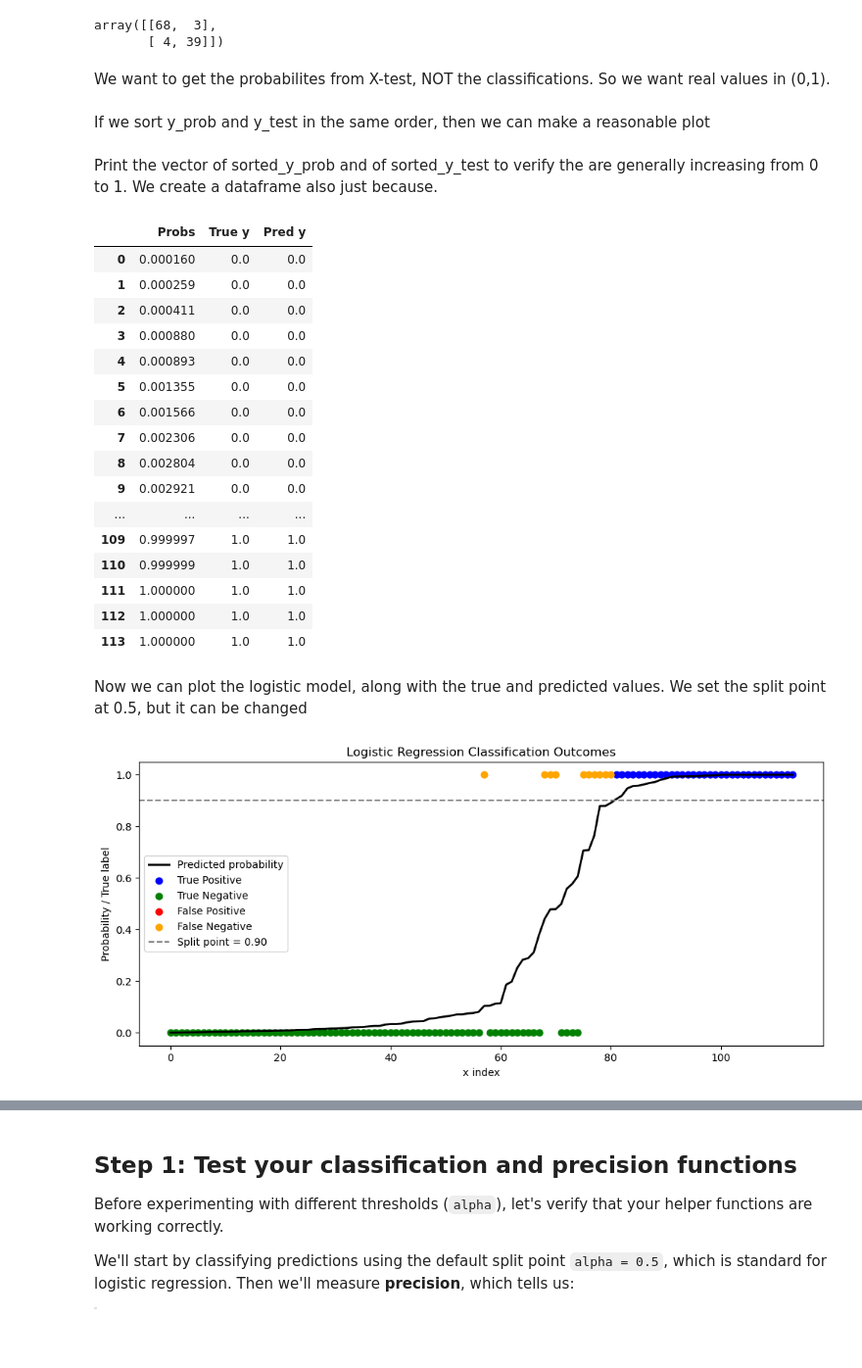
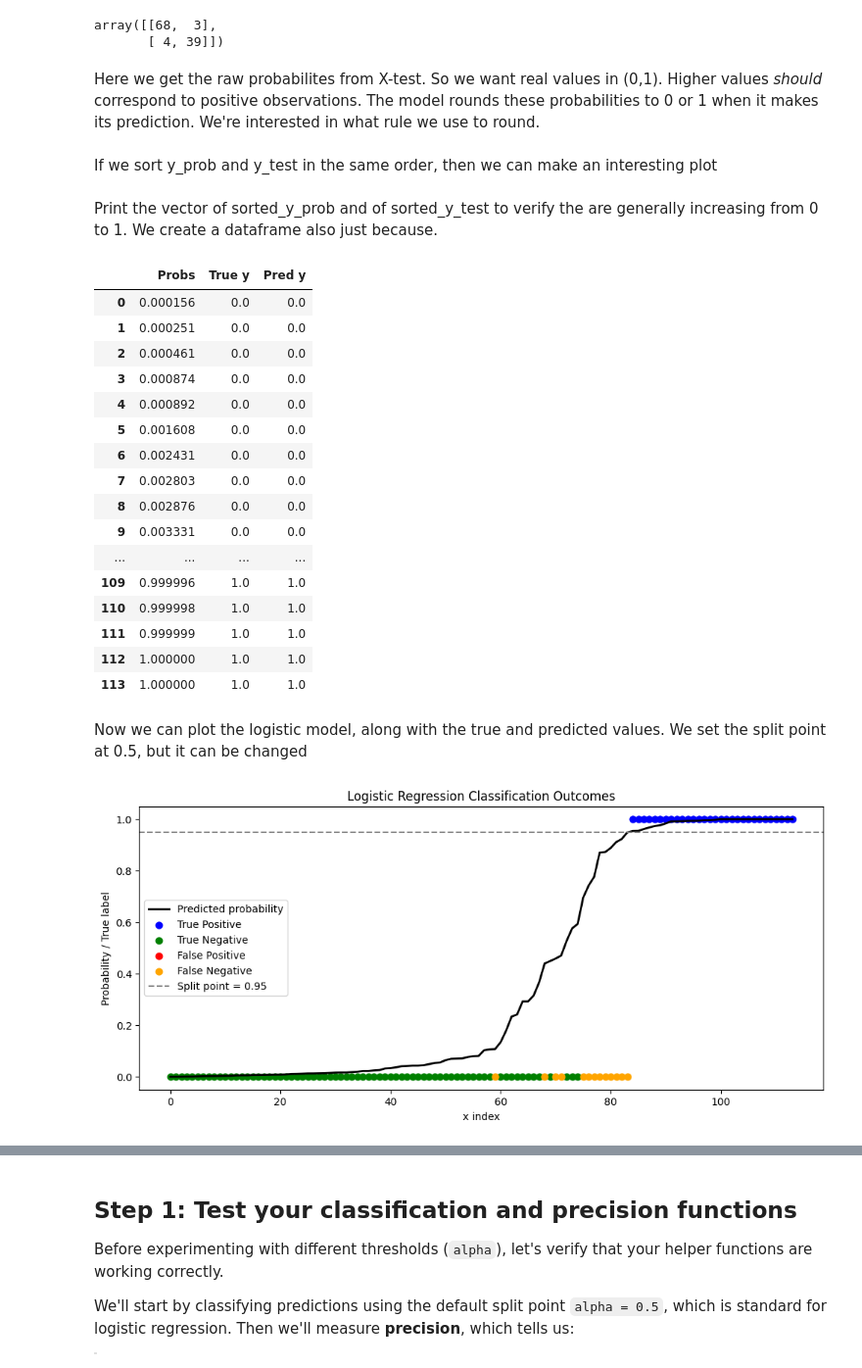
Before and after one commit to paderevski/ML-curriculum, a Jupyter notebook: notebooks/05-classification/Cancer_Logistic_Student.ipynb, the cells around one changed output, grey strips where cells are left out. Shown at 98% size. Cells and saved outputs as stored; diff of their text form; code cells hidden in the pictures; blank space fills up the shorter version.

```diff
--- a/notebooks/05-classification/Cancer_Logistic_Student.ipynb
+++ b/notebooks/05-classification/Cancer_Logistic_Student.ipynb
@@ -33,4 +33,4 @@ filepath = os.path.join(data_root, filename)
 url  = "https://aet-cs.github.io/white/ML/data/Cancer_Data_Cleaned.csv"
 
 # use url or filepath
-df = pd.read_csv(filepath)
+df = pd.read_csv(url)
@@ -37,7 +60,7 @@ df = pd.read_csv(filepath)
 # %%
 def get_data(filename):
     df = pd.read_csv(filename)
-    df.drop(['radius_se', 'texture_se', 'perimeter_se', 'area_se', 'smoothness_se',
+    df.drop(['id', 'radius_se', 'texture_se', 'perimeter_se', 'area_se', 'smoothness_se',
        'compactness_se', 'concavity_se', 'concave points_se', 'symmetry_se',
        'fractal_dimension_se', 'radius_worst', 'texture_worst',
        'perimeter_worst', 'area_worst', 'smoothness_worst',
@@ -67,3 +70,4 @@ df.drop(['radius_se', 'texture_se', 'perimeter_se', 'area_se', 'smoothness_se',
 # %%
+df = get_data(url)
 df
 # %% [output]
@@ -133,14 +149,14 @@ filename = "cancer_data_cleaned.csv"
 filepath = os.path.join(data_root, filename)
 
 # Perform a logistic regression
-df = get_data(filepath)
+df = get_data(url)
 df = pre_process_data(df, one_hot_encode = True)
 X_train, X_test, y_train, y_test = get_test_train(df, random_state = False)
 
 # Create logistic regression with liblinear solver
 lreg = LogisticRegression(
     C=1.0,
-    solver='liblinear',  # Different solver that might be more stable
+    solver='liblinear',  # Different solver that should be more stable than the default
     max_iter=10000,  # increased from default because of squirrely data
     tol=1e-4, # tolerance set to 0.0001
 )
@@ -212,12 +226,12 @@ confusion_matrix(y_pred = model.predict(X_test), y_true = y_test)
 array([[68,  3],
        [ 4, 39]])
 # %% [markdown]
-We want to get the probabilites from X-test, NOT the classifications. So we want real values in (0,1).
+Here we get the raw probabilites from X-test. So we want real values in (0,1). Higher values *should* correspond to positive observations. The model rounds these probabilities to 0 or 1 when it makes its prediction. We're interested in what rule we use to round.
 # %%
 # Get predicted probabilities for the test data
 y_prob = model.predict_proba(X_test)[:,1]
 # %% [markdown]
-If we sort y_prob and y_test in the same order, then we can make a reasonable plot
+If we sort y_prob and y_test in the same order, then we can make an interesting plot
 # %%
 # Sort the data for plotting
 y_pred = model.predict(X_test)
@@ -236,20 +250,20 @@ results_df = pd.DataFrame({"Probs": sorted_y_prob,
 results_df
 # %% [output]
 |  | Probs | True y | Pred y |
-| 0 | 0.000160 | 0.0 | 0.0 |
-| 1 | 0.000259 | 0.0 | 0.0 |
-| 2 | 0.000411 | 0.0 | 0.0 |
-| 3 | 0.000880 | 0.0 | 0.0 |
-| 4 | 0.000893 | 0.0 | 0.0 |
-| 5 | 0.001355 | 0.0 | 0.0 |
-| 6 | 0.001566 | 0.0 | 0.0 |
-| 7 | 0.002306 | 0.0 | 0.0 |
-| 8 | 0.002804 | 0.0 | 0.0 |
-| 9 | 0.002921 | 0.0 | 0.0 |
+| 0 | 0.000156 | 0.0 | 0.0 |
+| 1 | 0.000251 | 0.0 | 0.0 |
+| 2 | 0.000461 | 0.0 | 0.0 |
+| 3 | 0.000874 | 0.0 | 0.0 |
+| 4 | 0.000892 | 0.0 | 0.0 |
+| 5 | 0.001608 | 0.0 | 0.0 |
+| 6 | 0.002431 | 0.0 | 0.0 |
+| 7 | 0.002803 | 0.0 | 0.0 |
+| 8 | 0.002876 | 0.0 | 0.0 |
+| 9 | 0.003331 | 0.0 | 0.0 |
 | ... | ... | ... | ... |
-| 109 | 0.999997 | 1.0 | 1.0 |
-| 110 | 0.999999 | 1.0 | 1.0 |
-| 111 | 1.000000 | 1.0 | 1.0 |
+| 109 | 0.999996 | 1.0 | 1.0 |
+| 110 | 0.999998 | 1.0 | 1.0 |
+| 111 | 0.999999 | 1.0 | 1.0 |
 | 112 | 1.000000 | 1.0 | 1.0 |
 | 113 | 1.000000 | 1.0 | 1.0 |
 # %% [markdown]
@@ -259,7 +273,7 @@ import matplotlib.pyplot as plt
 import numpy as np
 
 # find the index of the first value in y_prob that is greater than split_point
-split_point = 0.9
+split_point = 0.95
 index = np.searchsorted(sorted_y_prob, split_point)
 new_y_pred = np.where(sorted_y_prob > split_point, 1, 0)
 
@@ -267,38 +281,38 @@ x_test = np.array(range(len(y_test))) ## just a counter
 # For demonstration if needed:
 # x_test = np.linspace(-3, 3, len(y_test))
 
 # Compute confusion categories
 # these numpy calculation return a LIST of INDICES, which is very powerful!
 # see how they're used below
 tp = (sorted_y_test == 1) & (new_y_pred == 1)
 tn = (sorted_y_test == 0) & (new_y_pred == 0)
 fp = (sorted_y_test == 0) & (new_y_pred == 1)
 fn = (sorted_y_test == 1) & (new_y_pred == 0)
 
 # --- Plot setup ---
 plt.figure(figsize=(12 ,5))
 
 # Logistic curve (predicted probabilities)
 plt.plot(x_test, sorted_y_prob, color='black', linewidth=2, label='Predicted probability')
 
 # Scatter for each category
-plt.scatter(x_test[tp], sorted_y_test[tp], color='blue', s=40, label='True Positive')
-plt.scatter(x_test[tn], sorted_y_test[tn], color='green', s=40, label='True Negative')
-plt.scatter(x_test[fp], sorted_y_test[fp], color='red', s=40, label='False Positive')
-plt.scatter(x_test[fn], sorted_y_test[fn], color='orange', s=40, label='False Negative')
+plt.scatter(x_test[tp], new_y_pred[tp], color='blue', s=40, label='True Positive')
+plt.scatter(x_test[tn], new_y_pred[tn], color='green', s=40, label='True Negative')
+plt.scatter(x_test[fp], new_y_pred[fp], color='red', s=40, label='False Positive')
+plt.scatter(x_test[fn], new_y_pred[fn], color='orange', s=40, label='False Negative')
 
 # Optional: plot your custom split point threshold line
 plt.axhline(split_point, color='gray', linestyle='--', label=f'Split point = {split_point:.2f}')
 
 # Labels and legend
 plt.xlabel('x index')
 plt.ylabel('Probability / True label')
 plt.title('Logistic Regression Classification Outcomes')
 plt.legend(loc='center left', frameon=True)
 
 plt.show()
 # %% [output]
-[figure, old version]
+[figure, new version]
 # %% [markdown]
 # Binary Classification Helper Functions
 
```
Also changed, not shown: parts of 17 cells of this notebook, 2 other files.
